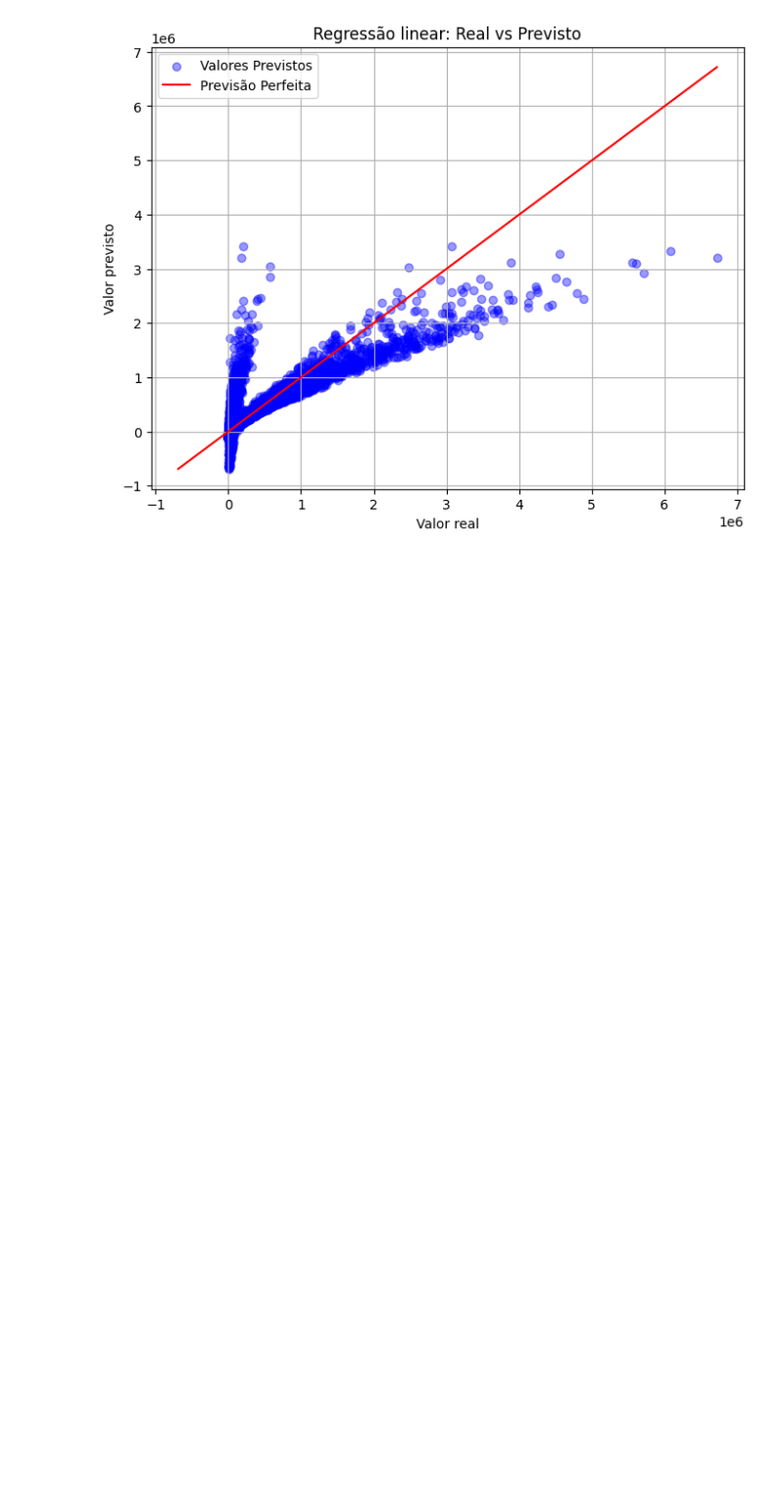
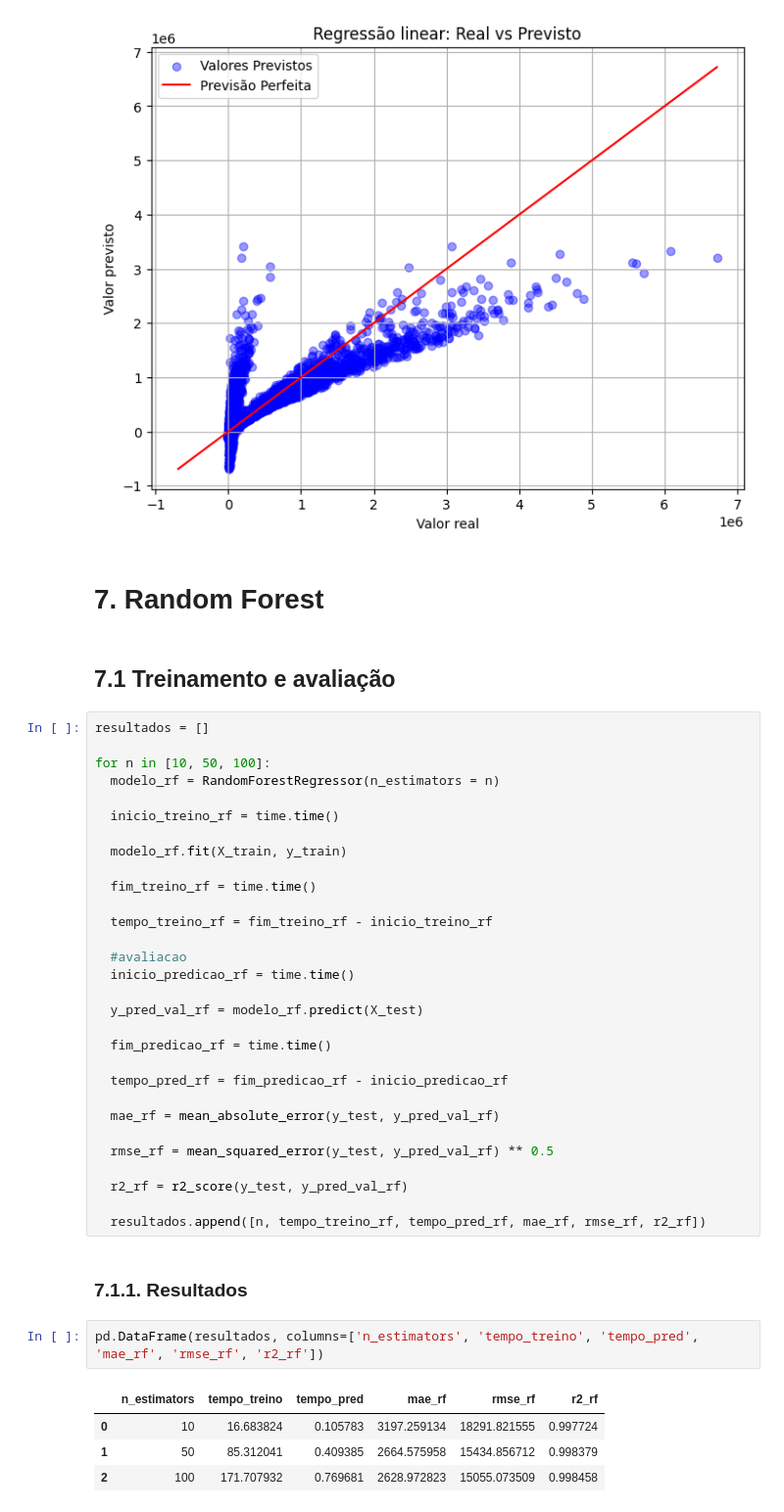
Before and after one commit to leticiavfr/Projeto-Final-IA, a Jupyter notebook: global_data_center_and_ai_waterelectricity_usage.ipynb, the cells around one changed output. Shown at 98% size. Cells and saved outputs as stored; diff of their text form; blank space fills up the shorter version.

Commit message:
feat: implementa modelo random forest

```diff
--- a/global_data_center_and_ai_waterelectricity_usage.ipynb
+++ b/global_data_center_and_ai_waterelectricity_usage.ipynb
@@ -210,3 +211,46 @@ plt.grid(True)
 plt.show()
 # %% [output]
 [figure]
+# %% [markdown]
+# 7. Random Forest
+# %% [markdown]
+## 7.1 Treinamento e avaliação
+# %%
+resultados = []
+
+for n in [10, 50, 100]:
+  modelo_rf = RandomForestRegressor(n_estimators = n)
+
+  inicio_treino_rf = time.time()
+
+  modelo_rf.fit(X_train, y_train)
+
+  fim_treino_rf = time.time()
+
+  tempo_treino_rf = fim_treino_rf - inicio_treino_rf
+
+  #avaliacao
+  inicio_predicao_rf = time.time()
+
+  y_pred_val_rf = modelo_rf.predict(X_test)
+
+  fim_predicao_rf = time.time()
+
+  tempo_pred_rf = fim_predicao_rf - inicio_predicao_rf
+
+  mae_rf = mean_absolute_error(y_test, y_pred_val_rf)
+
+  rmse_rf = mean_squared_error(y_test, y_pred_val_rf) ** 0.5
+
+  r2_rf = r2_score(y_test, y_pred_val_rf)
+
+  resultados.append([n, tempo_treino_rf, tempo_pred_rf, mae_rf, rmse_rf, r2_rf])
+# %% [markdown]
+### 7.1.1. Resultados
+# %%
+pd.DataFrame(resultados, columns=['n_estimators', 'tempo_treino', 'tempo_pred', 'mae_rf', 'rmse_rf', 'r2_rf'])
+# %% [output]
+|  | n_estimators | tempo_treino | tempo_pred | mae_rf | rmse_rf | r2_rf |
+| 0 | 10 | 16.683824 | 0.105783 | 3197.259134 | 18291.821555 | 0.997724 |
+| 1 | 50 | 85.312041 | 0.409385 | 2664.575958 | 15434.856712 | 0.998379 |
+| 2 | 100 | 171.707932 | 0.769681 | 2628.972823 | 15055.073509 | 0.998458 |
```
Also changed, not shown: parts of 3 cells of this notebook, 1 other file.
